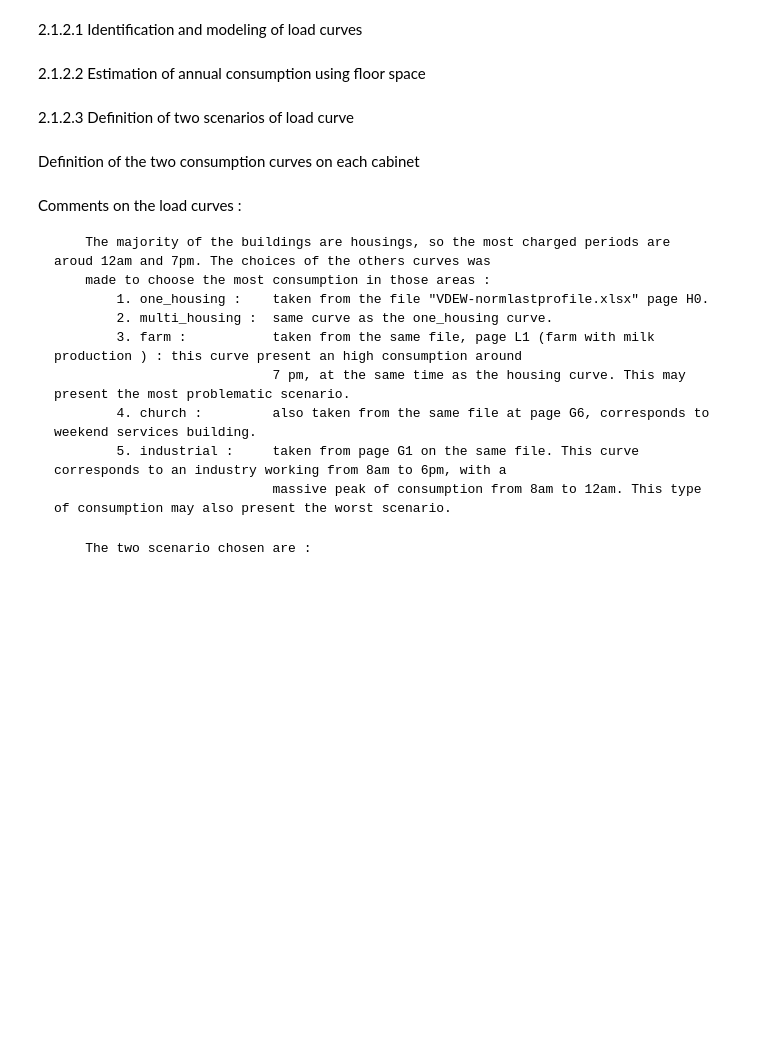
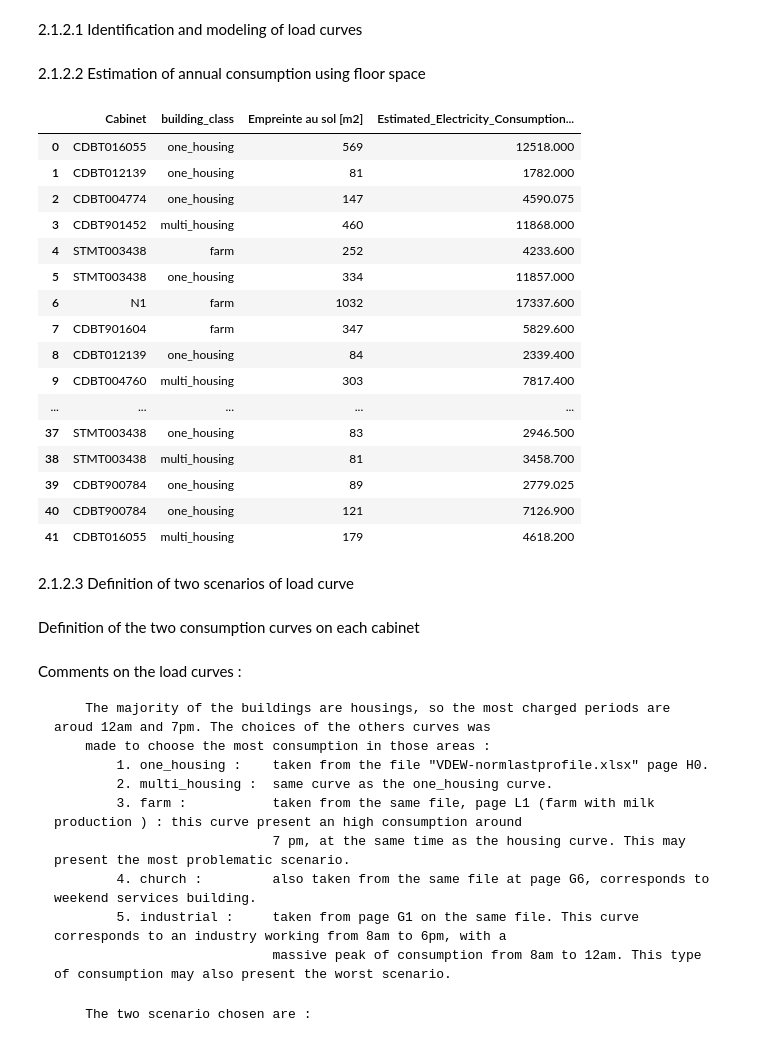
Before and after one commit to micael-buchser/rhtlab_MIB, a Jupyter notebook: Mini-projet-trey_Buchser_Joye/Notebook_Buchser_Joye.ipynb, the cells around one changed output. Drawn from its saved outputs; the diff is of its cells as text; code cells hidden in the pictures; blank space fills up the shorter version.

```diff
--- a/Mini-projet-trey_Buchser_Joye/Notebook_Buchser_Joye.ipynb
+++ b/Mini-projet-trey_Buchser_Joye/Notebook_Buchser_Joye.ipynb
@@ -57,32 +57,43 @@ consumer_data = pd.read_csv(consumer_file_path, encoding="latin1")
 # %% [markdown]
 2.1.2.2 Estimation of annual consumption using floor space
 # %%
+# COP estimation for heat cumsuption with heat pump
+COP = 4
+
 # Create a mapping dictionary for consumption (SIA standard)
 consumption_sia = {
     "one_housing": {
         "electricity": 17.8 + 0 + 4.2,
         "heating": 23.4,
         "hot_water": 13.5,
+        "special_heating": 23.4 / COP,
+        "special_hot_water": 13.5 / COP,
     },  # Individual housing
     "multi_housing": {
         "electricity": 21.6 + 0 + 4.2,
         "heating": 14.2,
         "hot_water": 16.9,
+        "special_heating": 14.2 / COP,
+        "special_hot_water": 16.9 / COP,
     },  # Collective housing
     "farm": {
         "electricity": 6.3 + 0 + 10.5,
         "heating": 11.5,
         "hot_water": 0.9,
+        "special_heating": 11.5 / COP,
+        "special_hot_water": 0.9 / COP,
     },  # Agricultural building (assimilated to warehouse)
     "church": {
         "electricity": 4.6 + 0 + 20.9,
         "heating": 6.4,
         "hot_water": 7.3,
+        "special_heating": 6.4 / COP,
+        "special_hot_water": 7.3 / COP,
     },  # Ecclesiastical building (assimilated to performance hall)
-    "industrial": {
+    "industial": {
         "electricity": 16.8 + 50 + 20.5,
-        "heating": 9.0,
-        "hot_water": 2.4,
+        "heating": (9.0 + 10.7) / COP,
+        "hot_water": 2.4 / COP,
     },  # Industrial building (heavy work)
 }
 
@@ -101,6 +112,12 @@ def estimate_consumption(row):
         heating_consumption = 0
         if row["heat_source_1"] == "electricity":
             heating_consumption += conso["heating"] * surface
+        elif row["heat_1"] == "PAC_1":
+            heating_consumption += conso["special_heating"] * surface
+            if row["heatwater_source_1"] == "unknown":
+                heating_consumption += conso["special_hot_water"] * surface
+        elif row["building_class"] == "industial":
+            heating_consumption += (conso["heating"] + conso["hot_water"]) * surface
         if row["heatwater_source_1"] == "electricity":
             heating_consumption += conso["hot_water"] * surface
 
@@ -114,15 +131,33 @@ consumer_data["Estimated_Electricity_Consumption_kWh"] = consumer_data.apply(
     estimate_consumption, axis=1
 )
 # %%
-# # Display the results
-# consumer_data[
-#     [
-#         "Cabinet",
-#         "building_class",
-#         "Empreinte au sol [m2]",
-#         "Estimated_Electricity_Consumption_kWh",
-#     ]
-# ]
+# Display the results
+consumer_data[
+    [
+        "Cabinet",
+        "building_class",
+        "Empreinte au sol [m2]",
+        "Estimated_Electricity_Consumption_kWh",
+    ]
+]
+# %% [output]
+|  | Cabinet | building_class | Empreinte au sol [m2] | Estimated_Electricity_Consumption... |
+| 0 | CDBT016055 | one_housing | 569 | 12518.000 |
+| 1 | CDBT012139 | one_housing | 81 | 1782.000 |
+| 2 | CDBT004774 | one_housing | 147 | 4590.075 |
+| 3 | CDBT901452 | multi_housing | 460 | 11868.000 |
+| 4 | STMT003438 | farm | 252 | 4233.600 |
+| 5 | STMT003438 | one_housing | 334 | 11857.000 |
+| 6 | N1 | farm | 1032 | 17337.600 |
+| 7 | CDBT901604 | farm | 347 | 5829.600 |
+| 8 | CDBT012139 | one_housing | 84 | 2339.400 |
+| 9 | CDBT004760 | multi_housing | 303 | 7817.400 |
+| ... | ... | ... | ... | ... |
+| 37 | STMT003438 | one_housing | 83 | 2946.500 |
+| 38 | STMT003438 | multi_housing | 81 | 3458.700 |
+| 39 | CDBT900784 | one_housing | 89 | 2779.025 |
+| 40 | CDBT900784 | one_housing | 121 | 7126.900 |
+| 41 | CDBT016055 | multi_housing | 179 | 4618.200 |
 # %% [markdown]
 2.1.2.3 Definition of two scenarios of load curve
 # %%
```
Also changed, not shown: parts of 1 cell of this notebook, 2 other files.
